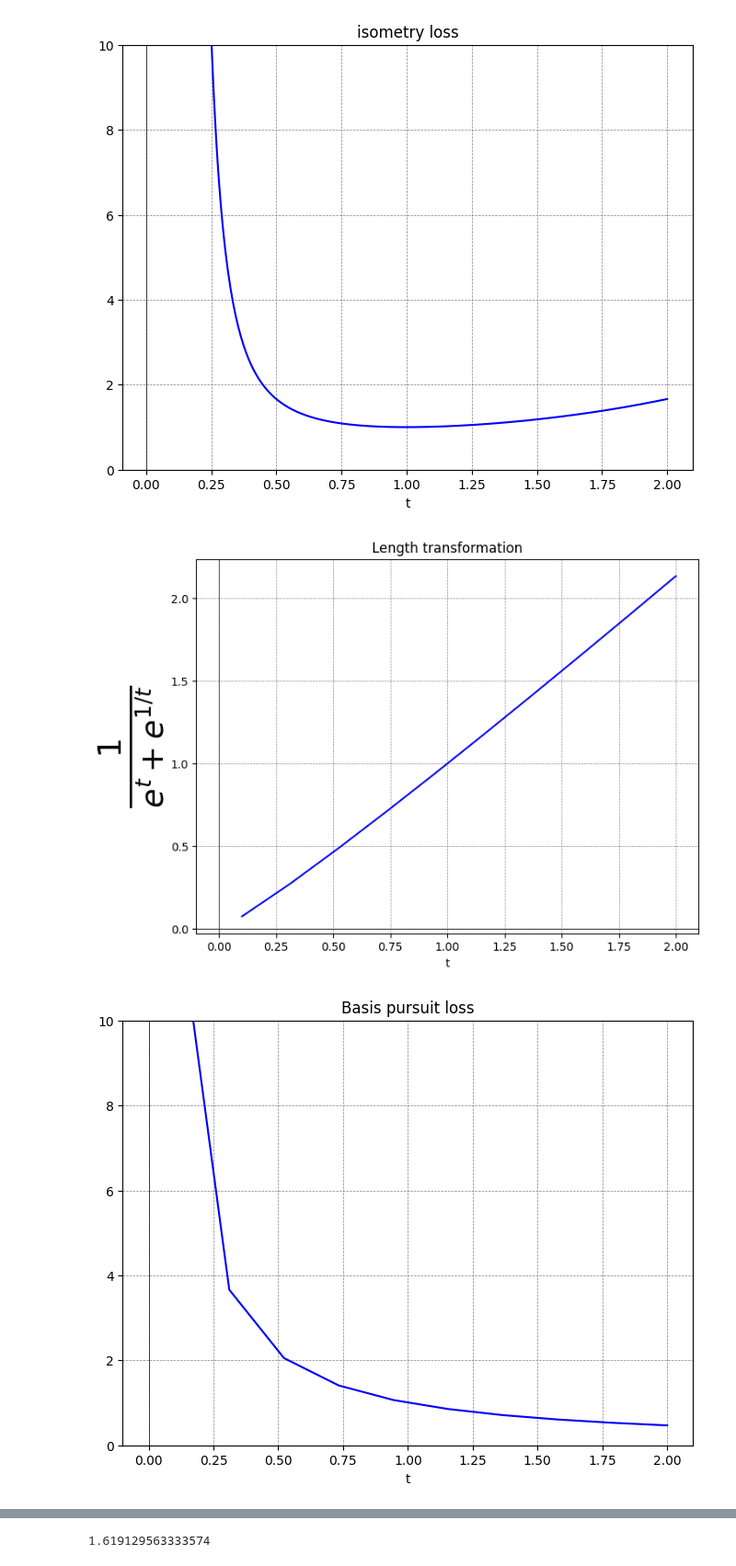
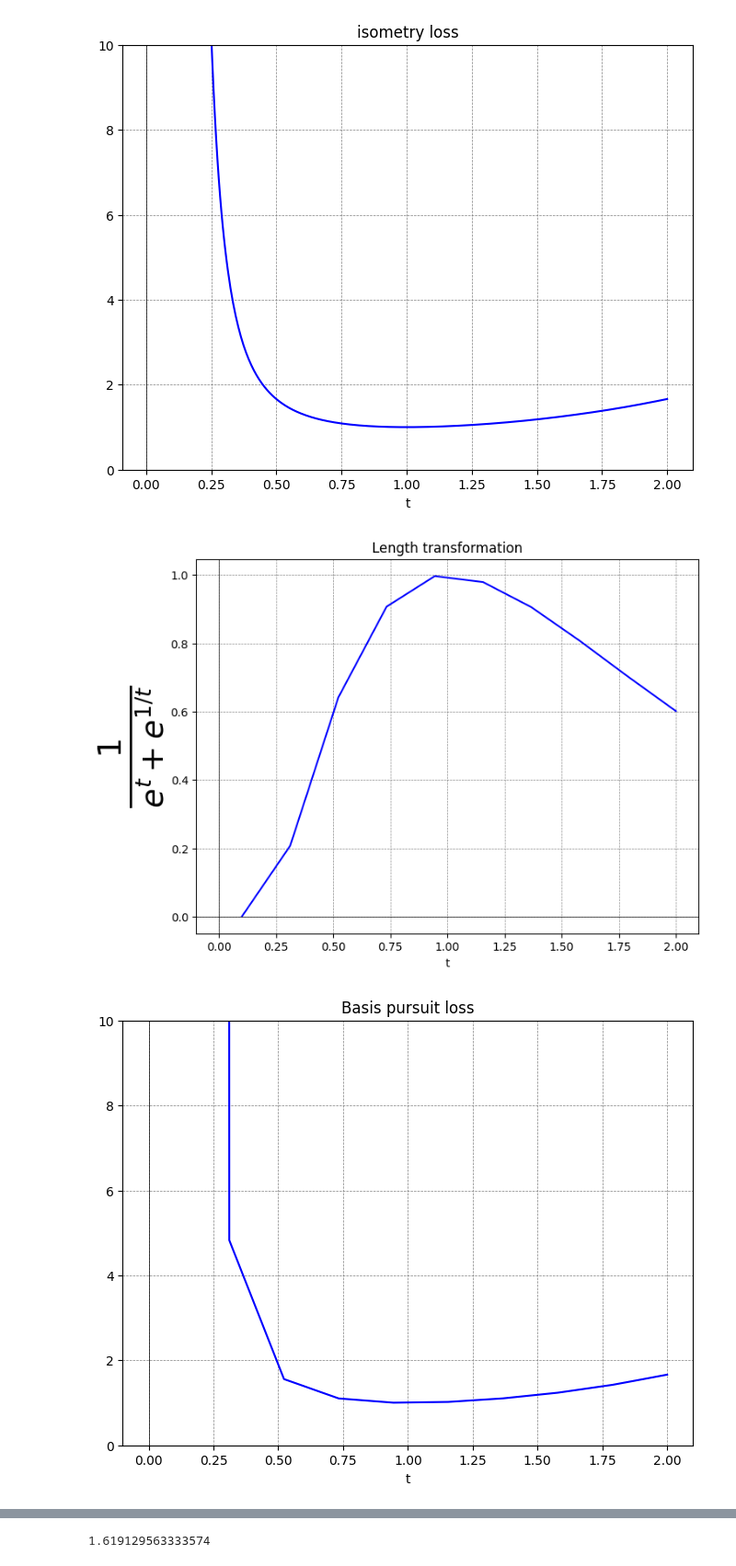
Before and after one commit to sjkoelle/isometry-pursuit, a Jupyter notebook: logsumexp_matrix_experiment.ipynb, the cells around one changed output, grey strips where cells are left out. Shown at 92% size. Saved outputs shown, nothing was run; the diff lists cells and outputs as text; code cells hidden in the pictures.

Commit message:
works for outlying values

```diff
--- a/logsumexp_matrix_experiment.ipynb
+++ b/logsumexp_matrix_experiment.ipynb
@@ -186,12 +169,13 @@ fig.show()
 # it works but not well at low values wow.  needs a less convex function at low values
 from convexlocalisometry.algorithm import group_basis_pursuit
 from convexlocalisometry.loss import group_lasso_norm
+power = 1
 matrix_values = np.linspace(0.1, 2, 10)
 rearranged_matrix_values = np.asarray(rearrange(matrix_values, 'n -> n 1 1'))
-transformed_values = np.asarray([exponential_transformation(rmv, .1) for rmv in rearranged_matrix_values])
+transformed_values = np.asarray([exponential_transformation(rmv, power) for rmv in rearranged_matrix_values])
 betas = np.asarray([group_basis_pursuit(tv) for tv in transformed_values])
 basis_pursuit_losses = [group_lasso_norm(beta) for beta in betas] # group lasso norm probably available in a package
-loss_values_isometry = [isometry_loss(rmv) for rmv in rearranged_matrix_values]
+loss_values_isometry = [isometry_loss(rmv, power) for rmv in rearranged_matrix_values]
 
 # Plot the function
 fig, ax = plt.subplots(1,1,figsize=(8, 6))
@@ -201,33 +185,33 @@ ax.axvline(0, color='black', linewidth=0.5)
 ax.grid(color='gray', linestyle='--', linewidth=0.5)
 ax.set_title('Length transformation')
 ax.set_ylabel(r'$\frac{1}{e^t + e^{1/t}}$', fontsize = 40) # log concave
 ax.set_xlabel('t')
 fig.show()
 
 fig, ax = plt.subplots(1,1,figsize=(8, 6))
 ax.plot(matrix_values, basis_pursuit_losses, color = 'blue')
 # ax.plot(t_values, loss_values_isometry, color='blue')
 ax.axhline(0, color='black', linewidth=0.5)
 ax.axvline(0, color='black', linewidth=0.5)
 ax.grid(color='gray', linestyle='--', linewidth=0.5)
 ax.set_title('Basis pursuit loss')
 ax.set_ylim(0,10)
 ax.set_xlabel('t')
 fig.show()
 
 fig, ax = plt.subplots(1,1,figsize=(8, 6))
 ax.plot(matrix_values, loss_values_isometry, color = 'blue')
 # ax.plot(t_values, loss_values_isometry, color='blue')
 ax.axhline(0, color='black', linewidth=0.5)
 ax.axvline(0, color='black', linewidth=0.5)
 ax.grid(color='gray', linestyle='--', linewidth=0.5)
 ax.set_title('isometry loss')
 ax.set_ylim(0,10)
 ax.set_xlabel('t')
 fig.show()
 
 # We can then add a check of the solver in multiD (closed form available for diagonal but thats extra work)
 # %% [output]
-[figure, old version]
+[figure, new version]
-[figure, old version]
+[figure, new version]
 [figure]
```
Also changed, not shown: parts of 2 cells of this notebook, 1 other file.
